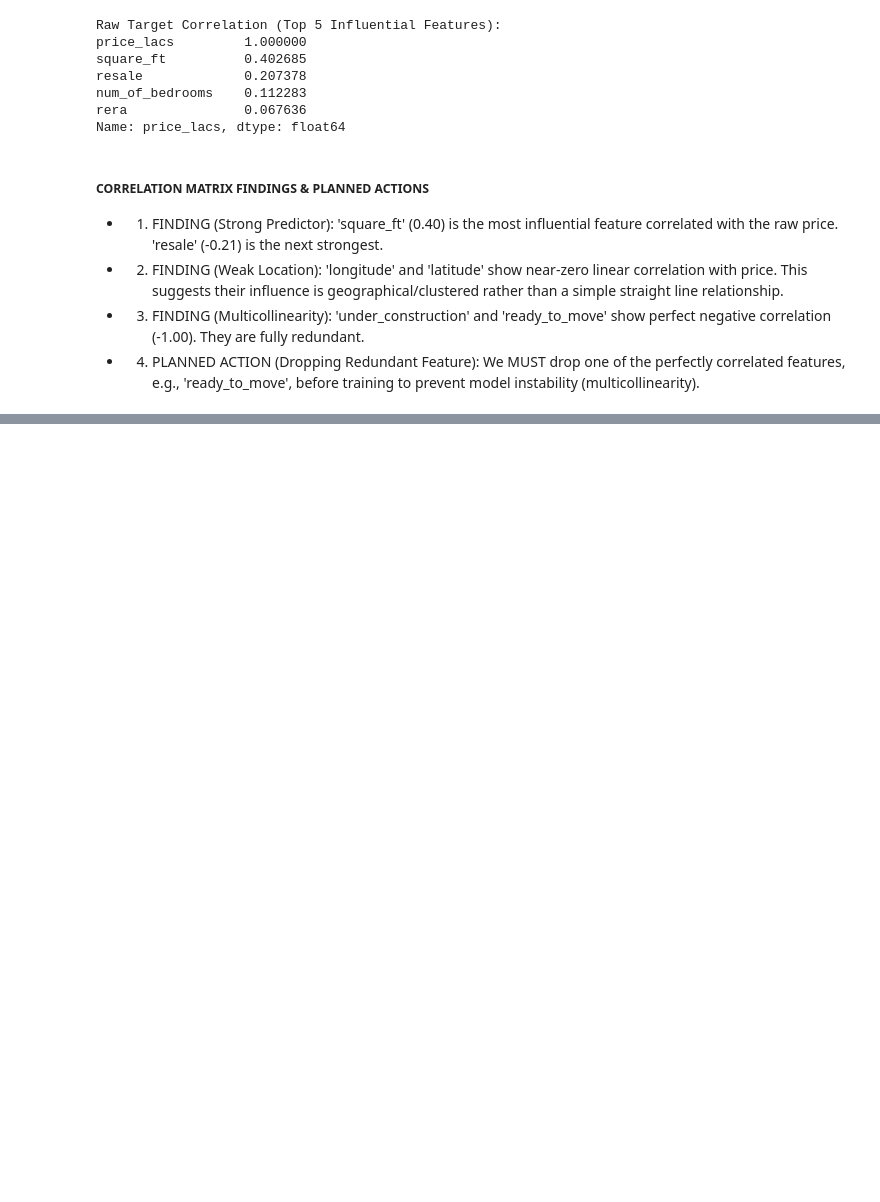
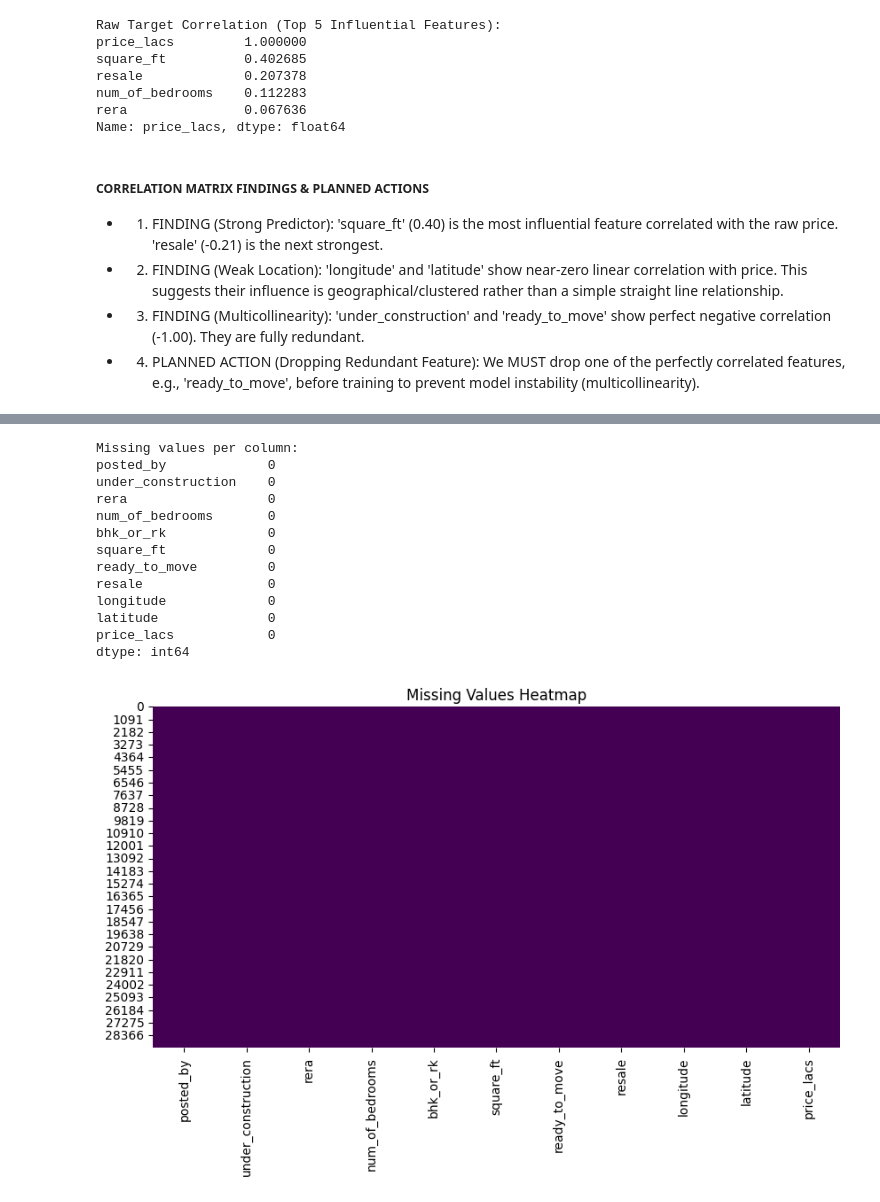
Before and after one commit to Tinauyateide/Developes_foundry_Projects, a Jupyter notebook: first_ml_assingment/house_price_prediction.ipynb, the cells around one changed output, grey strips where cells are left out. Saved outputs shown, nothing was run; the diff lists cells and outputs as text; code cells hidden in the pictures; blank space fills up the shorter version.

```diff
--- a/first_ml_assingment/house_price_prediction.ipynb
+++ b/first_ml_assingment/house_price_prediction.ipynb
@@ -610,0 +201,26 @@ X (Features) shape: (0, 9), y (Target) shape: (0,)
+# %%
+# Check for missing values in each column
+missing_summary = house_df.isnull().sum().sort_values(ascending=False)
+print("Missing values per column:")
+print(missing_summary)
+
+# Visualize missing values
+plt.figure(figsize=(10, 5))
+sns.heatmap(house_df.isnull(), cbar=False, cmap='viridis')
+plt.title('Missing Values Heatmap')
+plt.show()
+# %% [output]
+Missing values per column:
+posted_by             0
+under_construction    0
+rera                  0
+num_of_bedrooms       0
+bhk_or_rk             0
+square_ft             0
+ready_to_move         0
+resale                0
+longitude             0
+latitude              0
+price_lacs            0
+dtype: int64
+[figure, added]
```
Also changed, not shown: parts of 44 cells of this notebook, 1 other file.
